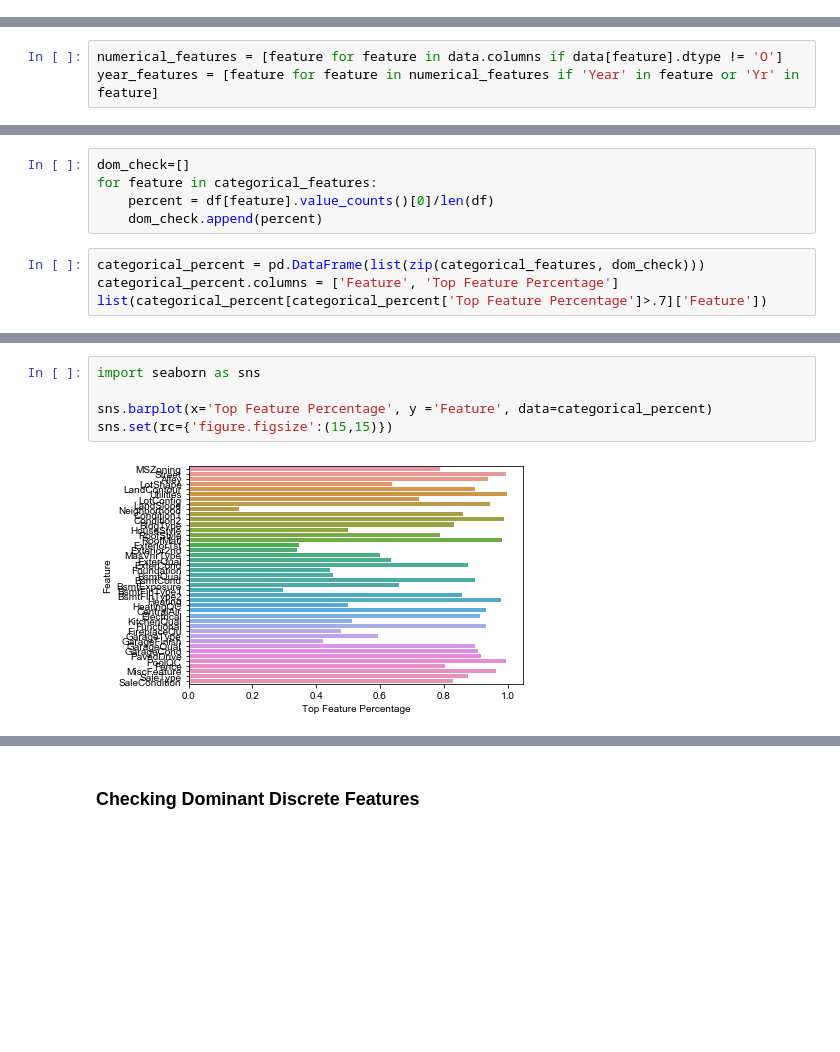
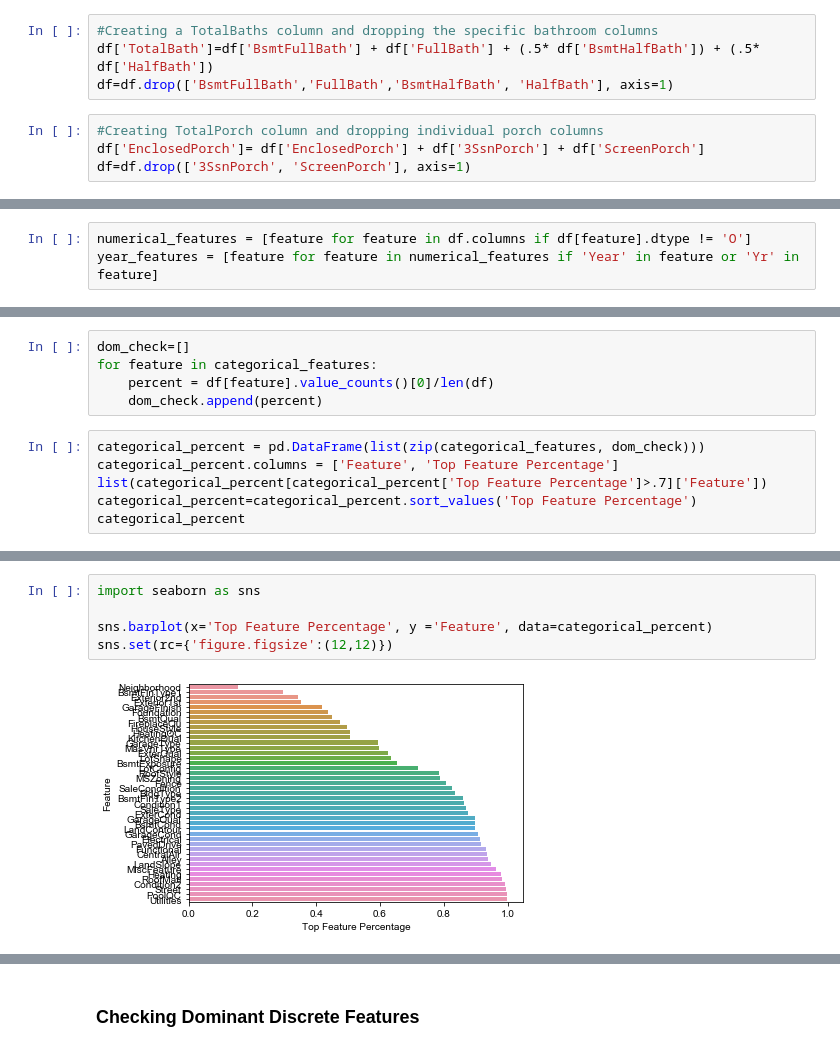
Before and after one commit to jackng310/KaggleProject, a Jupyter notebook: FeatureEngineering_Soham.ipynb, the cells around one changed output, grey strips where cells are left out. Saved outputs shown, nothing was run; the diff lists cells and outputs as text; blank space fills up the shorter version.

```diff
--- a/FeatureEngineering_Soham.ipynb
+++ b/FeatureEngineering_Soham.ipynb
@@ -203,0 +210,8 @@ pd.DataFrame(df.isna().sum())
+# %%
+#Creating a TotalBaths column and dropping the specific bathroom columns
+df['TotalBath']=df['BsmtFullBath'] + df['FullBath'] + (.5* df['BsmtHalfBath']) + (.5* df['HalfBath'])
+df=df.drop(['BsmtFullBath','FullBath','BsmtHalfBath', 'HalfBath'], axis=1)
+# %%
+#Creating TotalPorch column and dropping individual porch columns
+df['EnclosedPorch']= df['EnclosedPorch'] + df['3SsnPorch'] + df['ScreenPorch']
+df=df.drop(['3SsnPorch', 'ScreenPorch'], axis=1)
@@ -204,7 +235,7 @@ pd.DataFrame(df.isna().sum())
 # %% [markdown]
 ## Engineering Year Variables
 # %%
-numerical_features = [feature for feature in data.columns if data[feature].dtype != 'O']
+numerical_features = [feature for feature in df.columns if df[feature].dtype != 'O']
 year_features = [feature for feature in numerical_features if 'Year' in feature or 'Yr' in feature]
 # %%
 for feature in year_features[0:3]:
@@ -348,4 +357,6 @@ for feature in categorical_features:
 categorical_percent = pd.DataFrame(list(zip(categorical_features, dom_check)))
 categorical_percent.columns = ['Feature', 'Top Feature Percentage']
 list(categorical_percent[categorical_percent['Top Feature Percentage']>.7]['Feature'])
+categorical_percent=categorical_percent.sort_values('Top Feature Percentage')
+categorical_percent
 # %% [output]
@@ -369,10 +380,10 @@ list(categorical_percent[categorical_percent['Top Feature Percentage']>.7]['Feat
 # %%
 import seaborn as sns
 
 sns.barplot(x='Top Feature Percentage', y ='Feature', data=categorical_percent)
-sns.set(rc={'figure.figsize':(15,15)})
+sns.set(rc={'figure.figsize':(12,12)})
 # %% [output]
-[figure, old version]
+[figure, new version]
 # %%
 drop_cat = list(categorical_percent[categorical_percent['Top Feature Percentage']>.7]['Feature'])
 
```
Also changed, not shown: parts of 34 cells of this notebook, 1 other file.
